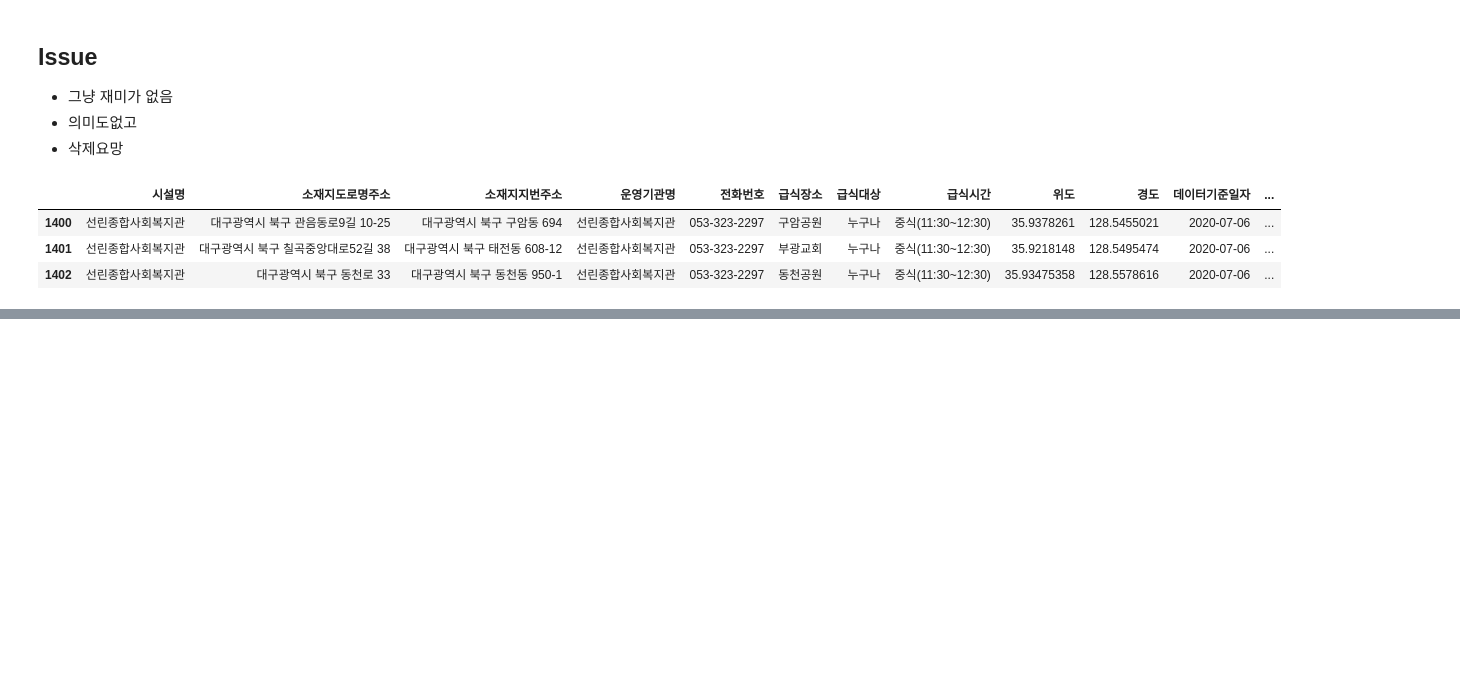
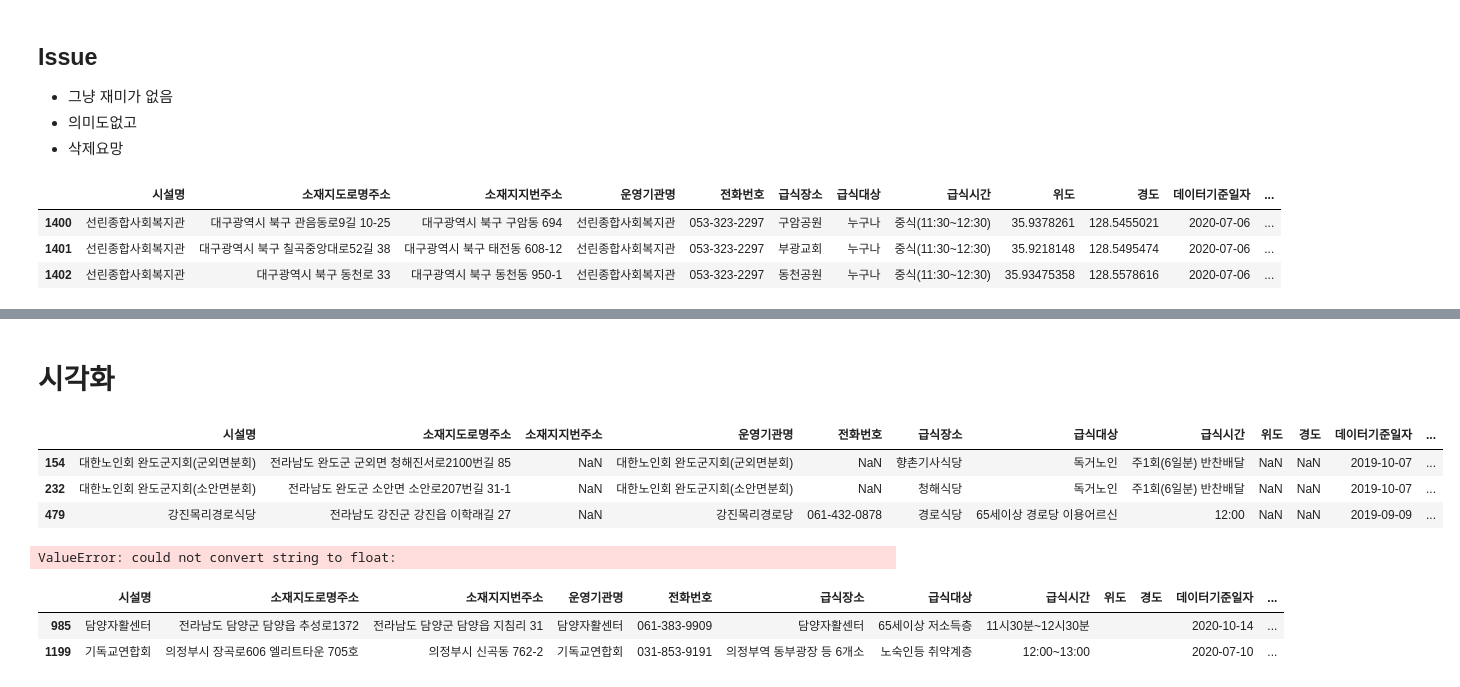
Before and after one commit to hana-dool/2102_JSproject, a Jupyter notebook: Preprocessinng.ipynb, the cells around one changed output, grey strips where cells are left out. Saved outputs shown, nothing was run; the diff lists cells and outputs as text; code cells hidden in the pictures; blank space fills up the shorter version.

```diff
--- a/Preprocessinng.ipynb
+++ b/Preprocessinng.ipynb
@@ -547,3 +532,5 @@ df['급식대상'].value_counts()
 Name: 급식대상, dtype: int64
 # %%
 bob2 = df['급식시간'].str.extract('r(\d{2}:\{d})-')
+# %% [markdown]
+# 시각화
@@ -549,0 +551,9 @@ bob2 = df['급식시간'].str.extract('r(\d{2}:\{d})-')
+# %%
+# 이건 무슨일이고?
+# 일단 얘네들은 Cut!
+df[df[['위도','경도']].isnull().any(axis=1)]
+# %% [output]
+|  | 시설명 | 소재지도로명주소 | 소재지지번주소 | 운영기관명 | 전화번호 | 급식장소 | 급식대상 | 급식시간 | 위도 | 경도 | 데이터기준일자 | ... |
+| 154 | 대한노인회 완도군지회(군외면분회) | 전라남도 완도군 군외면 청해진서로2100번길 85 | NaN | 대한노인회 완도군지회(군외면분회) | NaN | 향촌기사식당 | 독거노인 | 주1회(6일분) 반찬배달 | NaN | NaN | 2019-10-07 | ... |
+| 232 | 대한노인회 완도군지회(소안면분회) | 전라남도 완도군 소안면 소안로207번길 31-1 | NaN | 대한노인회 완도군지회(소안면분회) | NaN | 청해식당 | 독거노인 | 주1회(6일분) 반찬배달 | NaN | NaN | 2019-10-07 | ... |
+| 479 | 강진목리경로식당 | 전라남도 강진군 강진읍 이학래길 27 | NaN | 강진목리경로당 | 061-432-0878 | 경로식당 | 65세이상 경로당 이용어르신 | 12:00 | NaN | NaN | 2019-09-09 | ... |
@@ -549,0 +563,14 @@ bob2 = df['급식시간'].str.extract('r(\d{2}:\{d})-')
+# %%
+# 아니  뭔가 이상한거 있는거같다.
+# float 이 안바뀜
+df_vis[['위도']].astype('float')
+# %% [output]
+ValueError: could not convert string to float:
+# %%
+# 아니, 위도경도를 그냥 빈칸으로 냄긴애들도있다!
+# 일단 도로명을 위/경도로 바꾸어주는것을 해야할듯 한데, 그 방법은 나중에 더 하도록 하고, 우선은 drop
+df_vis[~df_vis['위도'].str.contains('\d[.]\d',na=False)]
+# %% [output]
+|  | 시설명 | 소재지도로명주소 | 소재지지번주소 | 운영기관명 | 전화번호 | 급식장소 | 급식대상 | 급식시간 | 위도 | 경도 | 데이터기준일자 | ... |
+| 985 | 담양자활센터 | 전라남도 담양군 담양읍 추성로1372 | 전라남도 담양군 담양읍 지침리 31 | 담양자활센터 | 061-383-9909 | 담양자활센터 | 65세이상 저소득층 | 11시30분~12시30분 |  |  | 2020-10-14 | ... |
+| 1199 | 기독교연합회 | 의정부시 장곡로606 엘리트타운 705호 | 의정부시 신곡동 762-2 | 기독교연합회 | 031-853-9191 | 의정부역 동부광장 등 6개소 | 노숙인등 취약계층 | 12:00~13:00 |  |  | 2020-07-10 | ... |
```
Also changed, not shown: parts of 13 cells of this notebook.
